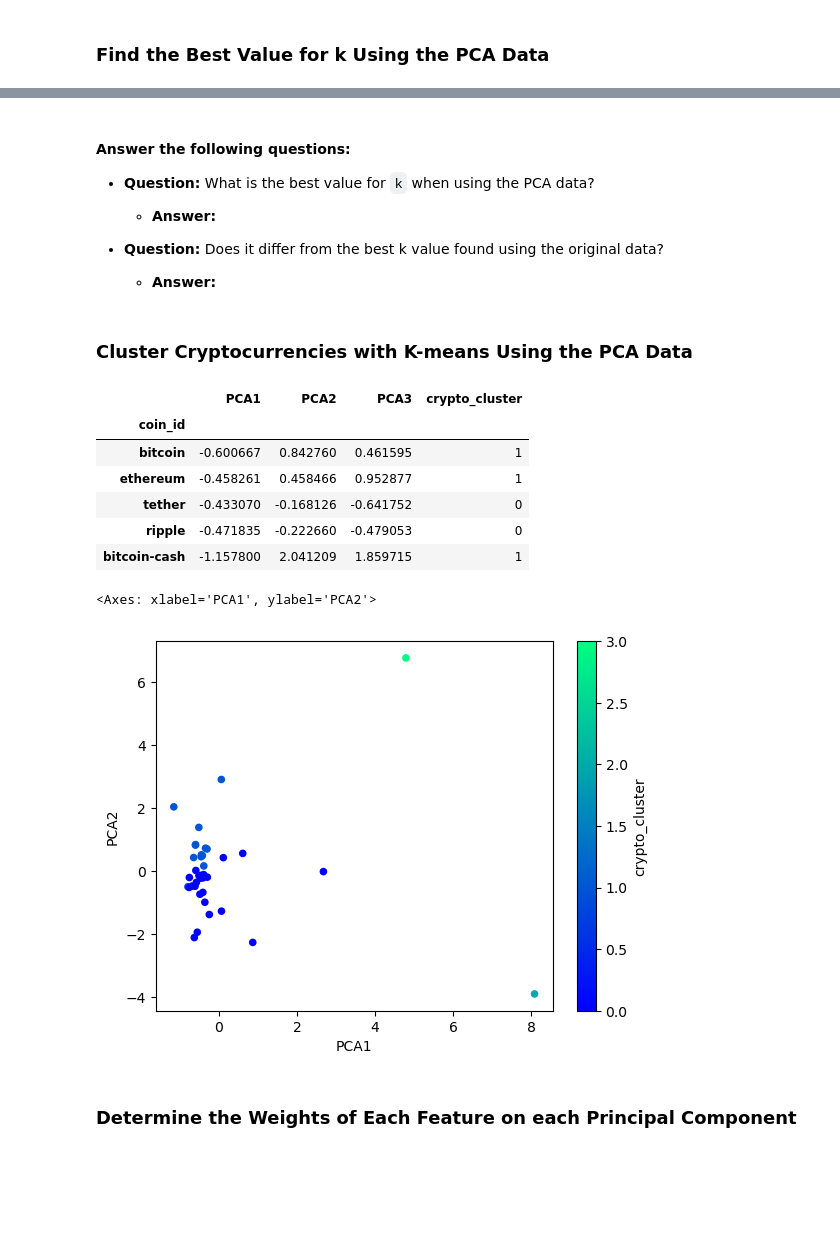
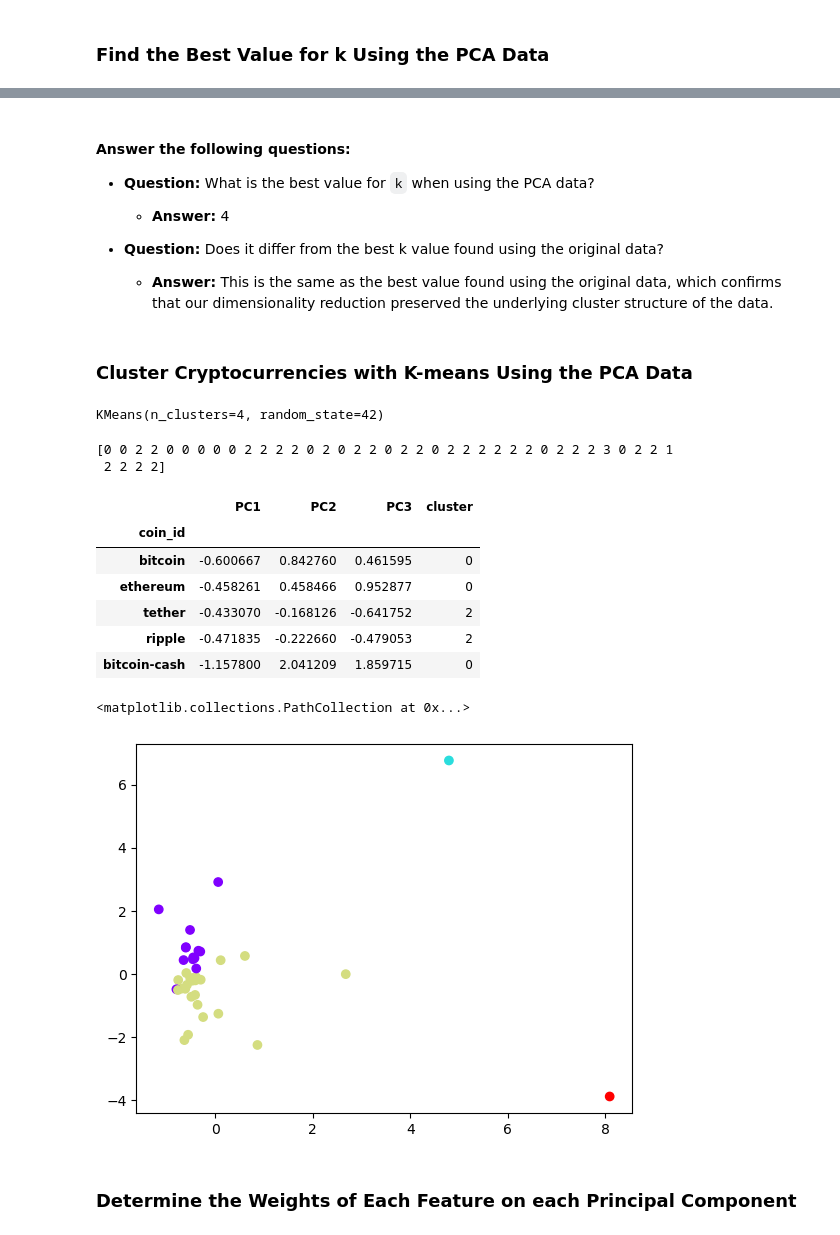
Before and after one commit to harrismhurley/CryptoClustering, a Jupyter notebook: Crypto_Clustering.ipynb, the cells around one changed output, grey strips where cells are left out. Saved outputs shown, nothing was run; the diff lists cells and outputs as text; code cells hidden in the pictures; blank space fills up the shorter version.

```diff
--- a/Crypto_Clustering.ipynb
+++ b/Crypto_Clustering.ipynb
@@ -228,44 +293,59 @@ array([0.3719856 , 0.34700813, 0.17603793])
 #### Answer the following questions:
 * **Question:** What is the best value for `k` when using the PCA data?
 
-  * **Answer:**
+  * **Answer:** 4
 
 
 * **Question:** Does it differ from the best k value found using the original data?
 
-  * **Answer:**
+  * **Answer:** This is the same as the best value found using the original data, which confirms that our dimensionality reduction preserved the underlying cluster structure of the data.
 # %% [markdown]
 ### Cluster Cryptocurrencies with K-means Using the PCA Data
 # %%
 # Initialize the K-Means model using the best value for k
+kmeans_pca = KMeans(n_clusters=4, random_state=42)
 # %%
 # Fit the K-Means model using the PCA data
+kmeans_pca.fit(pca_crypto_df)
+# %% [output]
+KMeans(n_clusters=4, random_state=42)
 # %%
 # Predict the clusters to group the cryptocurrencies using the PCA data
-
+pca_clusters = kmeans_pca.predict(pca_crypto_df)
 
 # Print the resulting array of cluster values.
+print(pca_clusters)
+# %% [output]
+[0 0 2 2 0 0 0 0 0 2 2 2 2 0 2 0 2 2 0 2 2 0 2 2 2 2 2 2 0 2 2 2 3 0 2 2 1
+ 2 2 2 2]
 # %%
 # Create a copy of the DataFrame with the PCA data
-
+df_pca_crypto_clusters = pca_crypto_df.copy()
 
 # Add a new column to the DataFrame with the predicted clusters
-
+df_pca_crypto_clusters['cluster'] = pca_clusters
 
 # Display sample data
+df_pca_crypto_clusters.head()
 # %% [output]
-|  | PCA1 | PCA2 | PCA3 | crypto_cluster |
+|  | PC1 | PC2 | PC3 | cluster |
 | coin_id |  |  |  |  |
-| bitcoin | -0.600667 | 0.842760 | 0.461595 | 1 |
-| ethereum | -0.458261 | 0.458466 | 0.952877 | 1 |
-| tether | -0.433070 | -0.168126 | -0.641752 | 0 |
-| ripple | -0.471835 | -0.222660 | -0.479053 | 0 |
-| bitcoin-cash | -1.157800 | 2.041209 | 1.859715 | 1 |
+| bitcoin | -0.600667 | 0.842760 | 0.461595 | 0 |
+| ethereum | -0.458261 | 0.458466 | 0.952877 | 0 |
+| tether | -0.433070 | -0.168126 | -0.641752 | 2 |
+| ripple | -0.471835 | -0.222660 | -0.479053 | 2 |
+| bitcoin-cash | -1.157800 | 2.041209 | 1.859715 | 0 |
 # %%
 # Create a scatter plot by setting `x="PCA1"` and `y="PCA2"`.
+plt.scatter(
+    df_pca_crypto_clusters["PC1"],
+    df_pca_crypto_clusters["PC2"],
+    c=df_pca_crypto_clusters["cluster"],
+    cmap="rainbow"
+)
 # %% [output]
-<Axes: xlabel='PCA1', ylabel='PCA2'>
+<matplotlib.collections.PathCollection at 0x...>
-[figure, old version]
+[figure, new version]
 # %% [markdown]
 ### Determine the Weights of Each Feature on each Principal Component
 # %%
```
Also changed, not shown: parts of 23 cells of this notebook, 1 other file.
